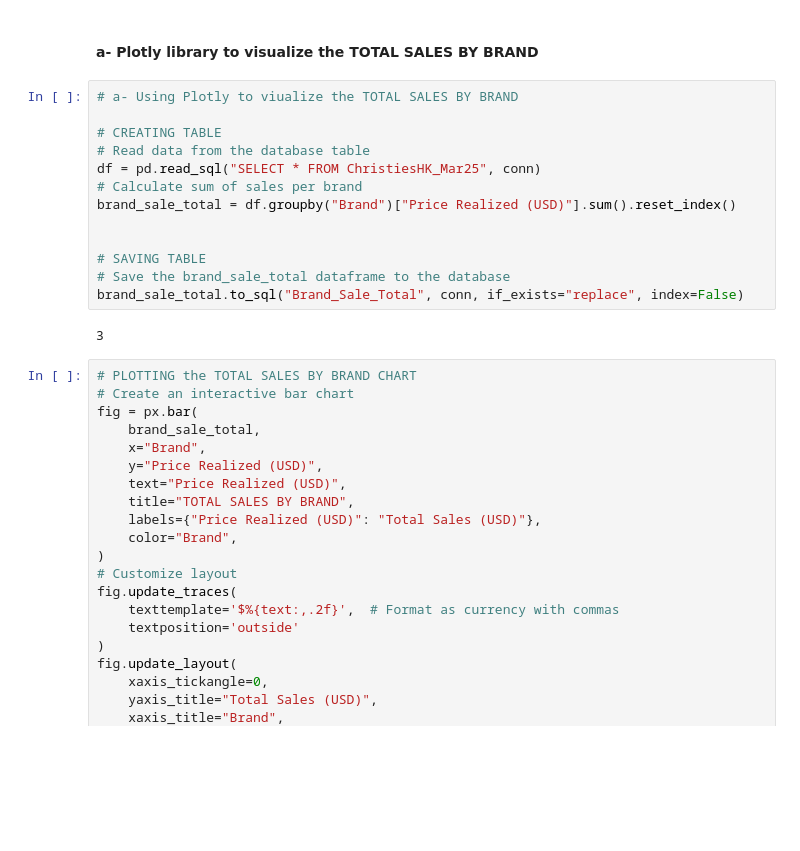
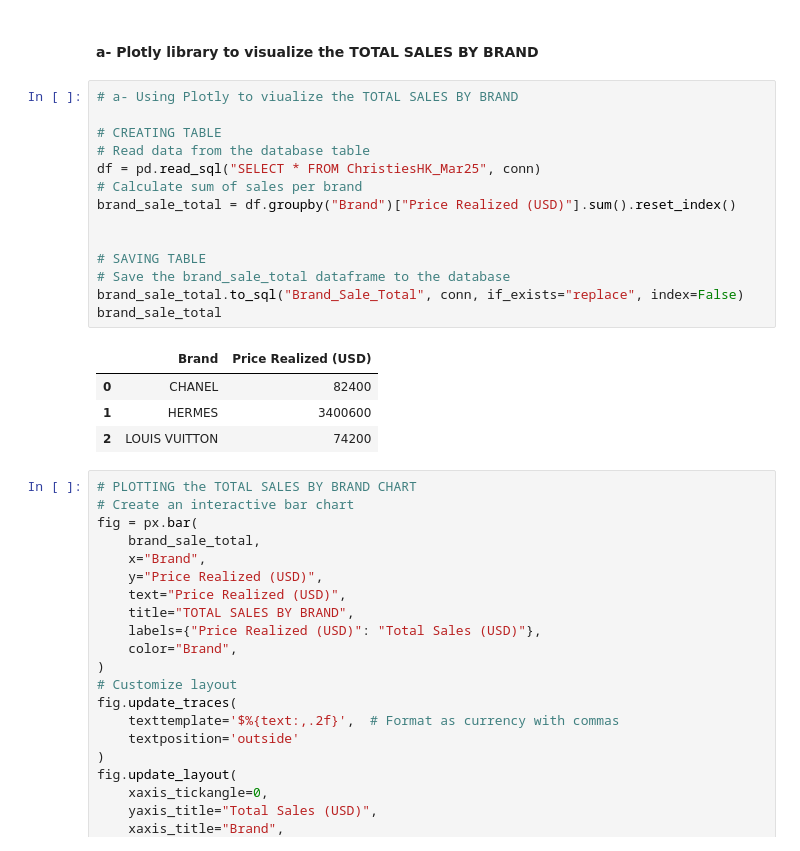
Before and after one commit to PatriciaDaher/Project3-Luxurybags, a Jupyter notebook: LuxuryBags.ipynb, the cells around one changed output. Drawn from its saved outputs; the diff is of its cells as text; blank space fills up the shorter version.

```diff
--- a/LuxuryBags.ipynb
+++ b/LuxuryBags.ipynb
@@ -430,18 +458,22 @@ b - ALTAIR Barchart 2: AVERAGE SALES BY BRAND : DF : Brand_Average_Prices
 # %%
 # a- Using Plotly to viualize the TOTAL SALES BY BRAND
 
 # CREATING TABLE
 # Read data from the database table
 df = pd.read_sql("SELECT * FROM ChristiesHK_Mar25", conn)
 # Calculate sum of sales per brand
 brand_sale_total = df.groupby("Brand")["Price Realized (USD)"].sum().reset_index()
 
 
 # SAVING TABLE
 # Save the brand_sale_total dataframe to the database
 brand_sale_total.to_sql("Brand_Sale_Total", conn, if_exists="replace", index=False)
+brand_sale_total
 # %% [output]
-3
+|  | Brand | Price Realized (USD) |
+| 0 | CHANEL | 82400 |
+| 1 | HERMES | 3400600 |
+| 2 | LOUIS VUITTON | 74200 |
 # %%
 # PLOTTING the TOTAL SALES BY BRAND CHART
 # Create an interactive bar chart
```
Also changed, not shown: parts of 25 cells of this notebook, 3 other files.
